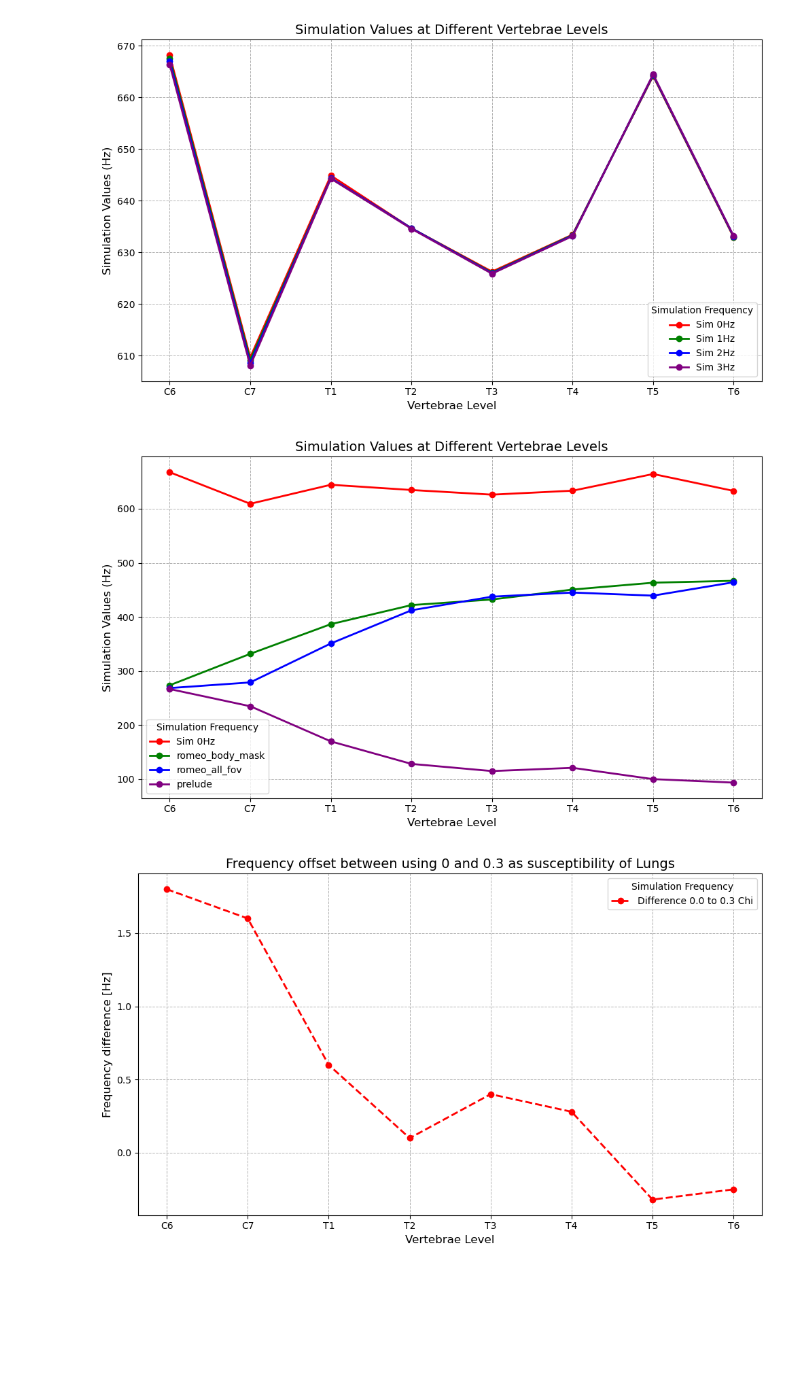
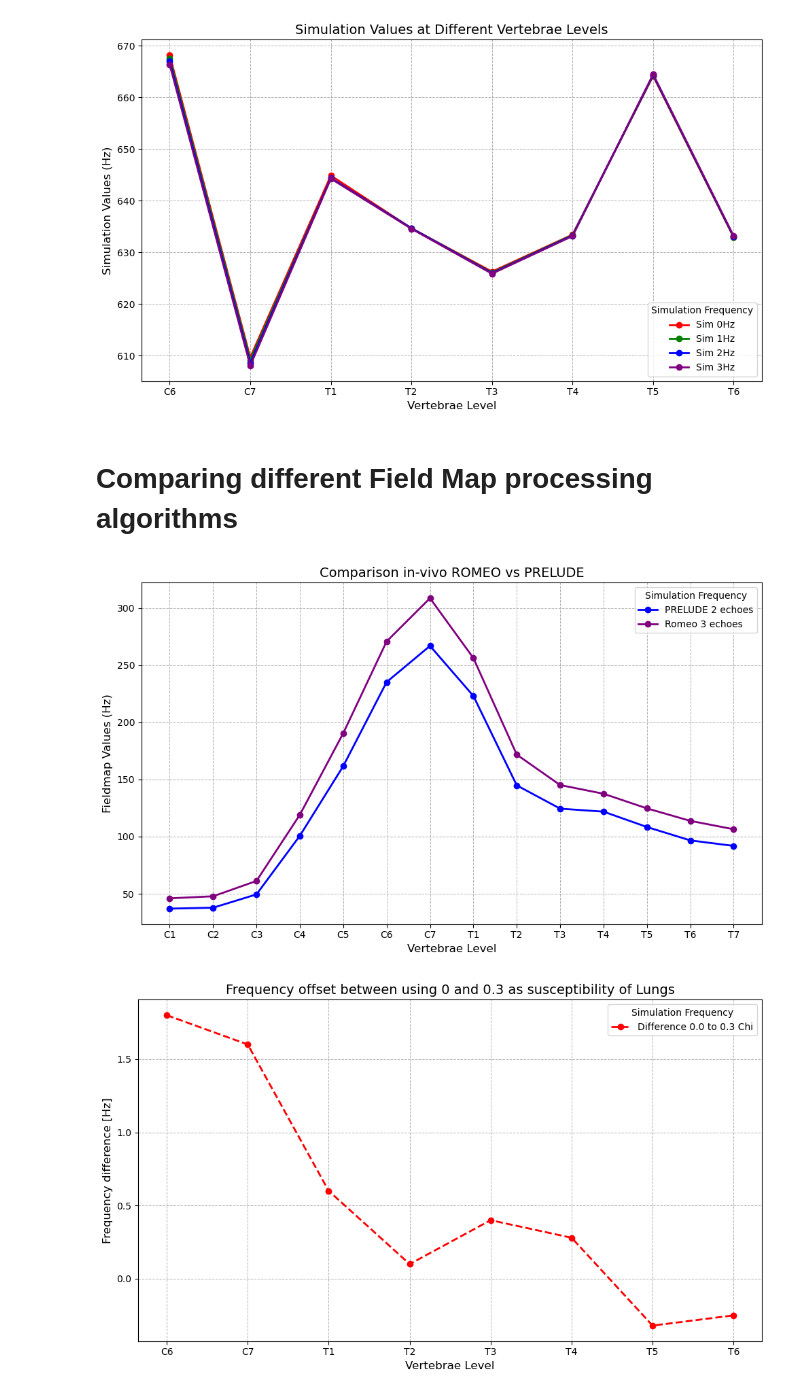
Before and after one commit to sriosq/Image-processing-strategies, a Jupyter notebook: compare_fieldmap/compare_fm.ipynb, the cells around one changed output. Saved outputs shown, nothing was run; the diff lists cells and outputs as text; code cells hidden in the pictures; blank space fills up the shorter version.

```diff
--- a/compare_fieldmap/compare_fm.ipynb
+++ b/compare_fieldmap/compare_fm.ipynb
@@ -216,41 +282,49 @@ plt.tight_layout()
 plt.show()
 # %% [output]
 [figure]
+# %% [markdown]
+# Comparing different Field Map processing algorithms
+# %%
+# Original PRELUDE fieldmap from Behrouz processing with Shimming-Toolbox
+#C1 to T7
+prelude_values = [36.9957, 37.7803, 49.412, 100.721, 161.667, 235.243, 266.895, 223.096, 144.833, 124.48, 121.84, 108.41, 96.69, 91.88]
+romeo_3_echoes = [46, 47.78, 61.18, 119.09, 190.46, 270.8, 308.63, 256.27, 171.73, 145.12, 137.51, 124.7, 113.77, 106.44]
+vertebrae_levels_c1_t7 = ['C1','C2','C3','C4','C5','C6', 'C7', 'T1', 'T2', 'T3', 'T4', 'T5', 'T6','T7']
 # %%
 # Now comparing all of them together
 
 # Data for vertebrae levels and values from Simulated FM
 vertebrae_levels = ['C6', 'C7', 'T1', 'T2', 'T3', 'T4', 'T5', 'T6']
 sim_1hz = [667.6, 609.2, 644.4, 634.7, 626.1, 633.38, 664.29, 633.00]
 romeo_body_mask = [273.76, 331.83, 386.67, 421.9, 432.3, 450.67, 463.32, 466.86]
 romeo_all_fov = [268.5, 279, 351, 412.3, 437.5, 445.1, 439.4, 464.2]
-prelude_values = [266.76, 234.93, 169.97, 128.37, 115.06, 121.10, 100.19, 93.75]
+
 
 # Create the plot
 plt.figure(figsize=(10, 6))
 
 # Plot each simulation set with different line styles and colors
-plt.plot(vertebrae_levels, sim_1hz, marker='o', linestyle='-', color='r', label='Sim 0Hz', linewidth=2)
-plt.plot(vertebrae_levels, romeo_body_mask, marker='o', linestyle='-', color='g', label='romeo_body_mask', linewidth=2)
-plt.plot(vertebrae_levels, romeo_all_fov, marker='o', linestyle='-', color='b', label='romeo_all_fov', linewidth=2)
-plt.plot(vertebrae_levels, prelude_values, marker='o', linestyle='-', color='purple', label='prelude', linewidth=2)
+#plt.plot(vertebrae_levels, sim_1hz, marker='o', linestyle='-', color='r', label='Sim 0Hz', linewidth=2)
+#plt.plot(vertebrae_levels, romeo_body_mask, marker='o', linestyle='-', color='g', label='romeo_body_mask', linewidth=2)
+plt.plot(vertebrae_levels_c1_t7, prelude_values, marker='o', linestyle='-', color='b', label='PRELUDE 2 echoes', linewidth=2)
+plt.plot(vertebrae_levels_c1_t7, romeo_3_echoes, marker='o', linestyle='-', color='purple', label='Romeo 3 echoes', linewidth=2)
 
 # Add titles and labels
-plt.title('Simulation Values at Different Vertebrae Levels', fontsize=14)
+plt.title('Comparison in-vivo ROMEO vs PRELUDE', fontsize=14)
 plt.xlabel('Vertebrae Level', fontsize=12)
-plt.ylabel('Simulation Values (Hz)', fontsize=12)
+plt.ylabel('Fieldmap Values (Hz)', fontsize=12)
 
 # Add a legend
 plt.legend(title='Simulation Frequency')
 
 # Customize grid and display
 plt.grid(True, which='both', linestyle='--', linewidth=0.7)
 plt.tight_layout()
 
 # Show the plot
 plt.show()
 # %% [output]
-[figure, old version]
+[figure, new version]
 # %%
 vertebrae_levels = ['C6', 'C7', 'T1', 'T2', 'T3', 'T4', 'T5', 'T6']
 sim_0hz = [668.2, 609.7, 644.9, 634.7, 626.3, 633.46, 664.18, 632.91]
```
Also changed, not shown: parts of 20 cells of this notebook.
